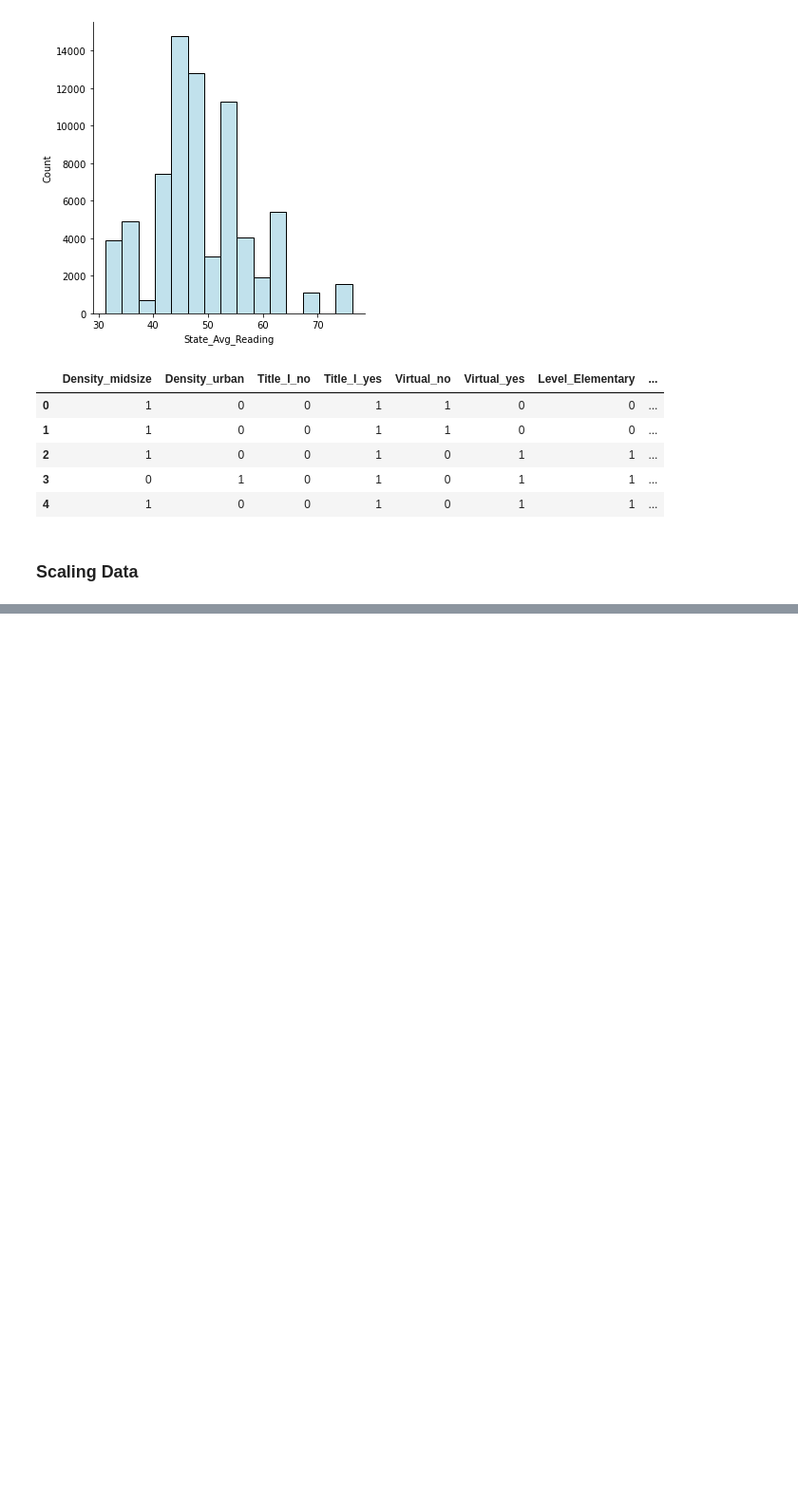
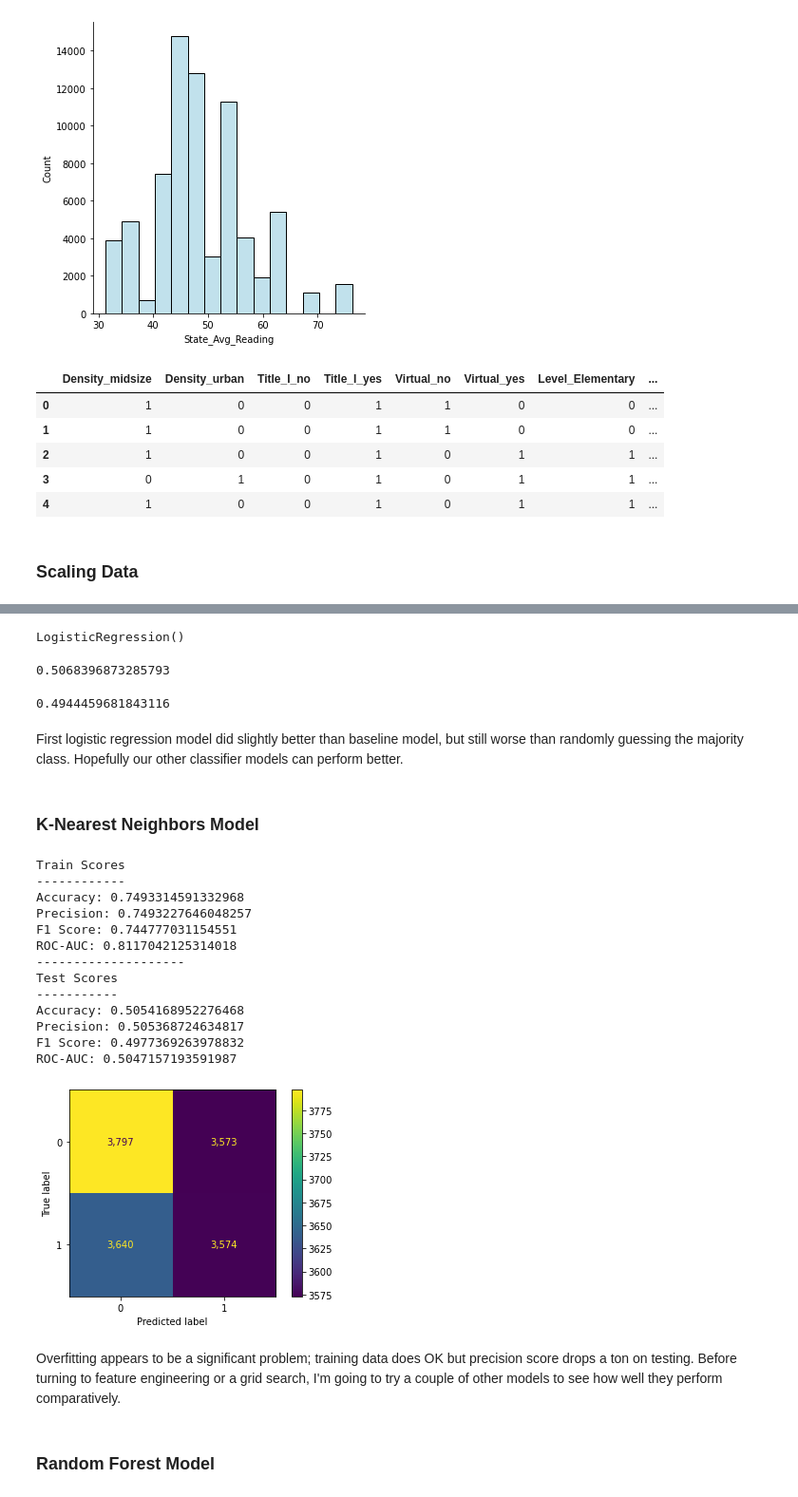
Before and after one commit to alexiskedo/Predicting-School-Performance, a Jupyter notebook: Preprocessing & Modeling.ipynb, the cells around one changed output, grey strips where cells are left out. Shown at 95% size. Saved outputs shown, nothing was run; the diff lists cells and outputs as text; code cells hidden in the pictures; blank space fills up the shorter version.

Commit message:
initial modeling

```diff
--- a/Preprocessing & Modeling.ipynb
+++ b/Preprocessing & Modeling.ipynb
@@ -191,3 +196,8 @@ X_numeric = X.drop(['Density','Title_I', 'Virtual','Level'], axis=1)
 X_train, X_test, y_train, y_test = train_test_split(X_numeric, target, test_size=0.20, random_state=42)
 # %% [markdown]
 ### Scaling Data
+# %%
+scaler = StandardScaler()
+# Train our scaler on training data, then fit to testing
+X_train_scaled = scaler.fit_transform(X_train, y=None)
+X_test_scaled = scaler.transform(X_test)
@@ -193,0 +242,43 @@ X_train, X_test, y_train, y_test = train_test_split(X_numeric, target, test_size
+# %%
+logreg = LogisticRegression()
+logreg.fit(X_train, y_train)
+# %% [output]
+LogisticRegression()
+# %%
+logreg.score(X_train_scaled, y_train)
+# %% [output]
+0.5068396873285793
+# %%
+logreg.score(X_test_scaled, y_test)
+# %% [output]
+0.4944459681843116
+# %% [markdown]
+First logistic regression model did slightly better than baseline model, but still worse than randomly guessing the majority class. Hopefully our other classifier models can perform better.
+# %% [markdown]
+### K-Nearest Neighbors Model
+# %%
+knn = KNeighborsClassifier(n_neighbors=3)
+knn.fit(X_train_scaled, y_train)
+#Predictions for the testing set
+y_preds = knn.predict(X_test_scaled)
+# %%
+fn.evaluate(knn, X_train_scaled, X_test_scaled, y_train, y_test)
+# %% [output]
+Train Scores
+------------
+Accuracy: 0.7493314591332968
+Precision: 0.7493227646048257
+F1 Score: 0.744777031154551
+ROC-AUC: 0.8117042125314018
+--------------------
+Test Scores
+-----------
+Accuracy: 0.5054168952276468
+Precision: 0.505368724634817
+F1 Score: 0.4977369263978832
+ROC-AUC: 0.5047157193591987
+[figure, added]
+# %% [markdown]
+Overfitting appears to be a significant problem; training data does OK but precision score drops a ton on testing. Before turning to feature engineering or a grid search, I'm going to try a couple of other models to see how well they perform comparatively.
+# %% [markdown]
+### Random Forest Model
```
Also changed, not shown: parts of 15 cells of this notebook, 1 other file.
